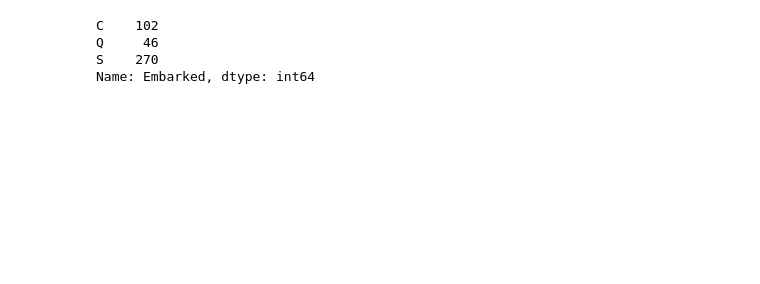
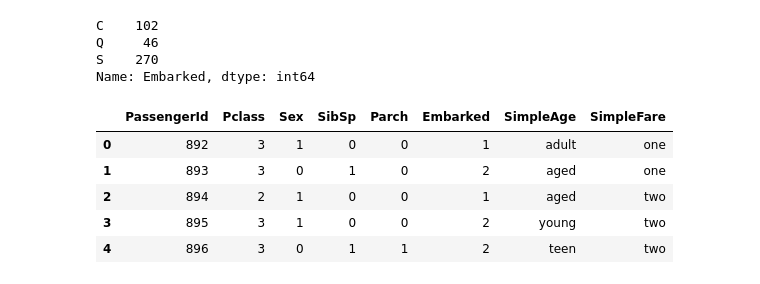
Before and after one commit to lithiumdenis/Kaggle, a Jupyter notebook: Titanic.ipynb, the cells around one changed output. Drawn from its saved outputs; the diff is of its cells as text; code cells hidden in the pictures; blank space fills up the shorter version.

```diff
--- a/Titanic.ipynb
+++ b/Titanic.ipynb
@@ -150,3 +149,12 @@ encEmbarked = preprocessing.LabelEncoder()
 encEmbarked.fit(pd.concat((test['Embarked'], train['Embarked'])))
 test['Embarked'] = encEmbarked.transform(test['Embarked'])
 train['Embarked'] = encEmbarked.transform(train['Embarked'])
+# %%
+test.head()
+# %% [output]
+|  | PassengerId | Pclass | Sex | SibSp | Parch | Embarked | SimpleAge | SimpleFare |
+| 0 | 892 | 3 | 1 | 0 | 0 | 1 | adult | one |
+| 1 | 893 | 3 | 0 | 1 | 0 | 2 | aged | one |
+| 2 | 894 | 2 | 1 | 0 | 0 | 1 | aged | two |
+| 3 | 895 | 3 | 1 | 0 | 0 | 2 | young | two |
+| 4 | 896 | 3 | 0 | 1 | 1 | 2 | teen | two |
```
Also changed, not shown: parts of 27 cells of this notebook, 1 other file.
